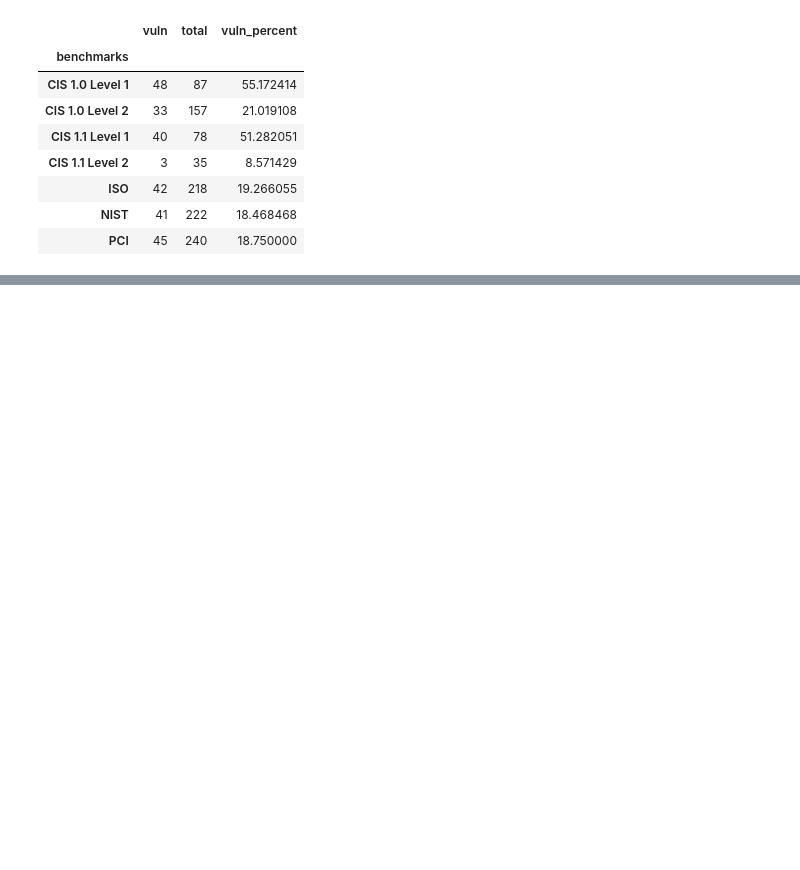
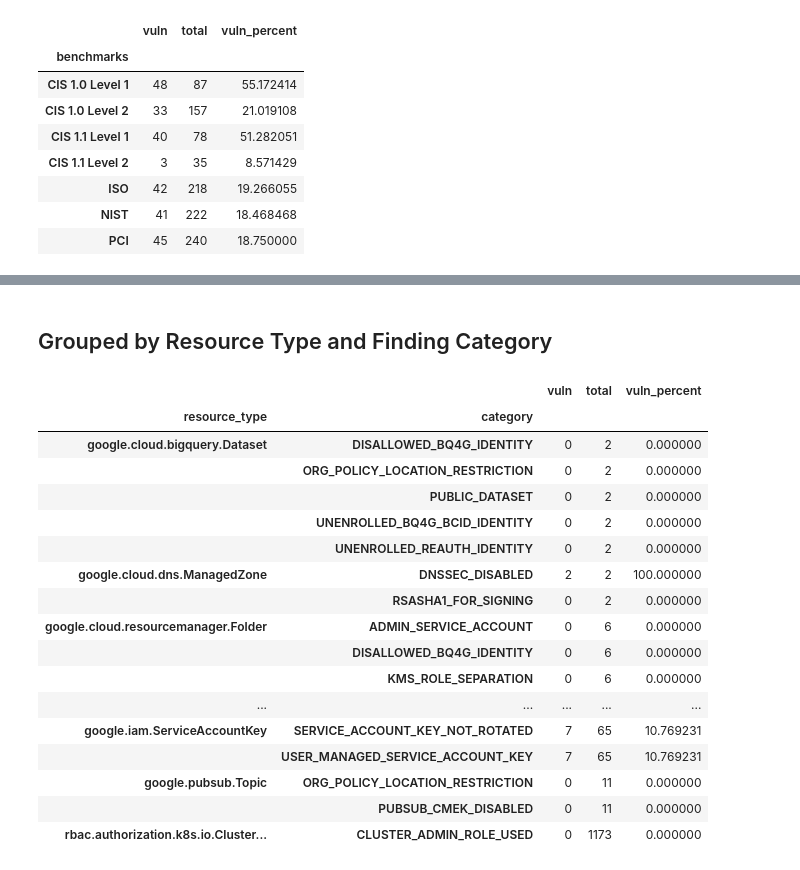
Before and after one commit to shadanan/gcp-jupyter, a Jupyter notebook: scc_compliance.ipynb, the cells around one changed output, grey strips where cells are left out. Cells and saved outputs as stored; diff of their text form; code cells hidden in the pictures; blank space fills up the shorter version.

```diff
--- a/scc_compliance.ipynb
+++ b/scc_compliance.ipynb
@@ -239,3 +252,33 @@ df.to_csv("verdicts.csv")
 | WEAK_SSL_POLICY | 7 | 7 | 100.000000 |
 | WEB_UI_ENABLED | 0 | 13 | 0.000000 |
 | WORKLOAD_IDENTITY_DISABLED | 11 | 13 | 84.615385 |
+# %% [markdown]
+## Grouped by Resource Type and Finding Category
+# %%
+(
+    df.groupby(["resource_type", "category"])
+    .agg(
+        vuln=pd.NamedAgg(column="count", aggfunc="sum"),
+        total=pd.NamedAgg(column="count", aggfunc="count"),
+    )
+    .assign(vuln_percent=lambda tdf: tdf["vuln"] * 100 / tdf["total"])
+)
+# %% [output]
+|  |  | vuln | total | vuln_percent |
+| resource_type | category |  |  |  |
+| google.cloud.bigquery.Dataset | DISALLOWED_BQ4G_IDENTITY | 0 | 2 | 0.000000 |
+|  | ORG_POLICY_LOCATION_RESTRICTION | 0 | 2 | 0.000000 |
+|  | PUBLIC_DATASET | 0 | 2 | 0.000000 |
+|  | UNENROLLED_BQ4G_BCID_IDENTITY | 0 | 2 | 0.000000 |
+|  | UNENROLLED_REAUTH_IDENTITY | 0 | 2 | 0.000000 |
+| google.cloud.dns.ManagedZone | DNSSEC_DISABLED | 2 | 2 | 100.000000 |
+|  | RSASHA1_FOR_SIGNING | 0 | 2 | 0.000000 |
+| google.cloud.resourcemanager.Folder | ADMIN_SERVICE_ACCOUNT | 0 | 6 | 0.000000 |
+|  | DISALLOWED_BQ4G_IDENTITY | 0 | 6 | 0.000000 |
+|  | KMS_ROLE_SEPARATION | 0 | 6 | 0.000000 |
+| ... | ... | ... | ... | ... |
+| google.iam.ServiceAccountKey | SERVICE_ACCOUNT_KEY_NOT_ROTATED | 7 | 65 | 10.769231 |
+|  | USER_MANAGED_SERVICE_ACCOUNT_KEY | 7 | 65 | 10.769231 |
+| google.pubsub.Topic | ORG_POLICY_LOCATION_RESTRICTION | 0 | 11 | 0.000000 |
+|  | PUBSUB_CMEK_DISABLED | 0 | 11 | 0.000000 |
+| rbac.authorization.k8s.io.Cluster... | CLUSTER_ADMIN_ROLE_USED | 0 | 1173 | 0.000000 |
```
Also changed, not shown: parts of 25 cells of this notebook.
